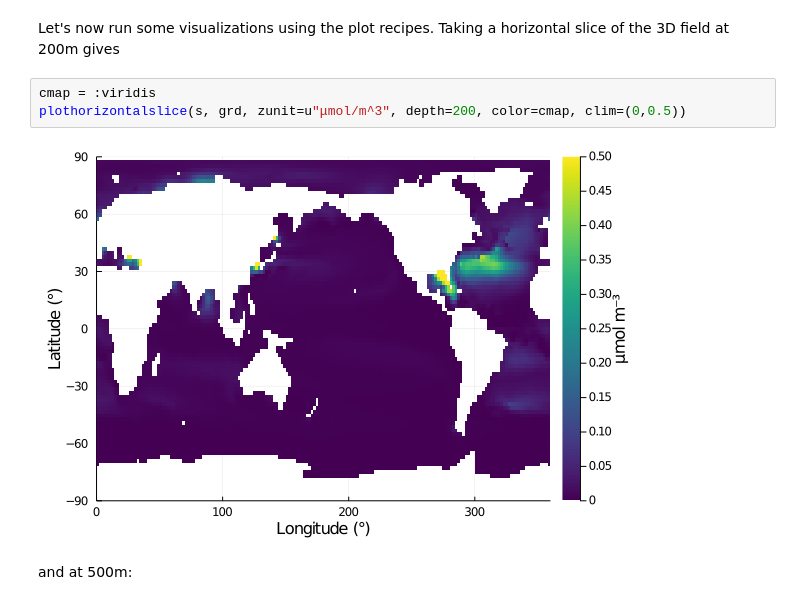
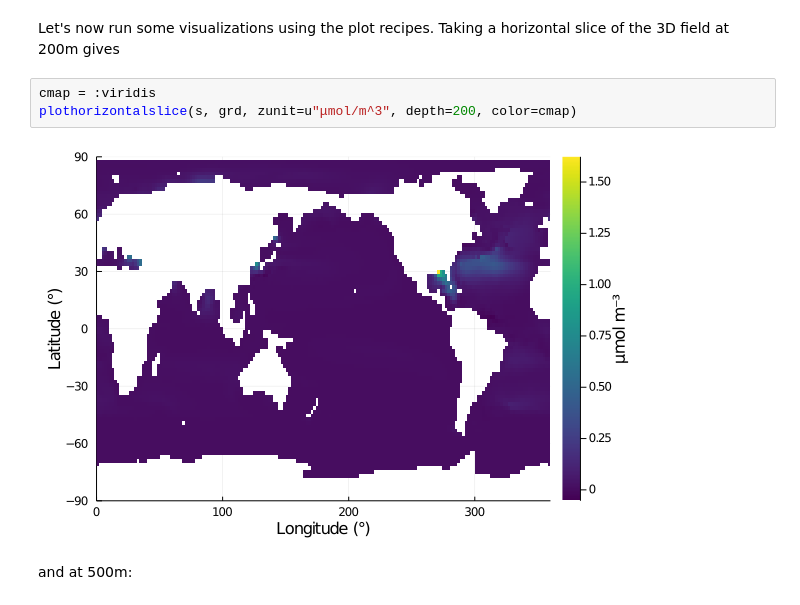
Before and after one commit to JuliaOcean/AIBECS.jl, a Jupyter notebook: dev/notebooks/5_river_discharge.ipynb, the cells around one changed output. Drawn from its saved outputs; the diff is of its cells as text.

```diff
--- a/dev/notebooks/5_river_discharge.ipynb
+++ b/dev/notebooks/5_river_discharge.ipynb
@@ -233,9 +233,9 @@ Let's now run some visualizations using the plot recipes.
 Taking a horizontal slice of the 3D field at 200m gives
 # %%
 cmap = :viridis
-plothorizontalslice(s, grd, zunit=u"μmol/m^3", depth=200, color=cmap, clim=(0,0.5))
+plothorizontalslice(s, grd, zunit=u"μmol/m^3", depth=200, color=cmap)
 # %% [output]
-[figure, old version]
+[figure, new version]
 # %% [markdown]
 and at 500m:
 # %%
```
Also changed, not shown: parts of 2 cells of this notebook, 23 other files.
